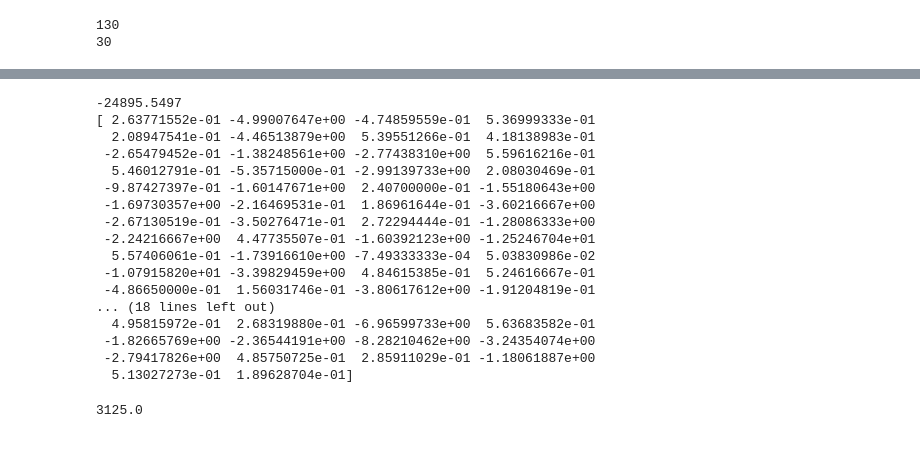
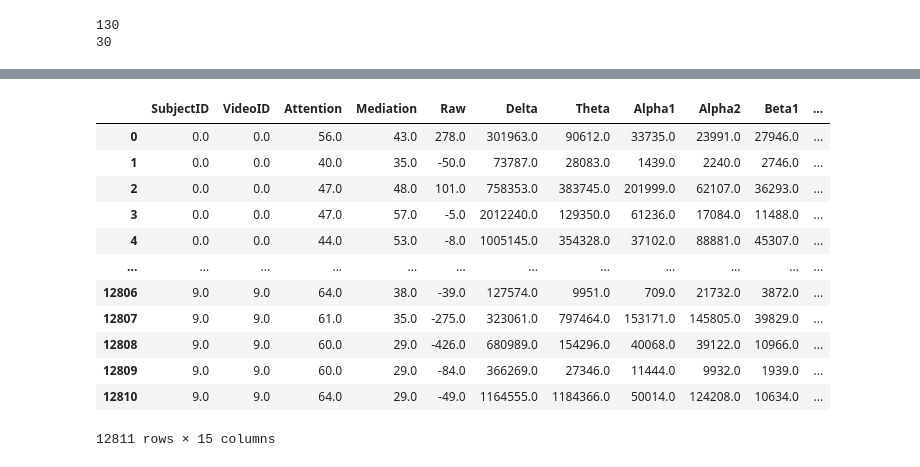
Before and after one commit to ivonnerubio/Supervised_Learning, a Jupyter notebook: sandbox.ipynb, the cells around one changed output, grey strips where cells are left out. Drawn from its saved outputs; the diff is of its cells as text; code cells hidden in the pictures.

```diff
--- a/sandbox.ipynb
+++ b/sandbox.ipynb
@@ -83,29 +239,0 @@ plt.scatter(x,y)
-# %%
-w = 1.15
-b = 0.5
-
-y_hat = w*x+b
-cost = y_hat - y ** 2
-
-print(np.sum(cost))
-
-total_cost = (1 / (2 * x)) * cost
-print(total_cost)
-# %% [output]
--24895.5497
-[ 2.63771552e-01 -4.99007647e+00 -4.74859559e-01  5.36999333e-01
-  2.08947541e-01 -4.46513879e+00  5.39551266e-01  4.18138983e-01
- -2.65479452e-01 -1.38248561e+00 -2.77438310e+00  5.59616216e-01
-  5.46012791e-01 -5.35715000e-01 -2.99139733e+00  2.08030469e-01
- -9.87427397e-01 -1.60147671e+00  2.40700000e-01 -1.55180643e+00
- -1.69730357e+00 -2.16469531e-01  1.86961644e-01 -3.60216667e+00
- -2.67130519e-01 -3.50276471e-01  2.72294444e-01 -1.28086333e+00
- -2.24216667e+00  4.47735507e-01 -1.60392123e+00 -1.25246704e+01
-  5.57406061e-01 -1.73916610e+00 -7.49333333e-04  5.03830986e-02
- -1.07915820e+01 -3.39829459e+00  4.84615385e-01  5.24616667e-01
- -4.86650000e-01  1.56031746e-01 -3.80617612e+00 -1.91204819e-01
-... (18 lines left out)
-  4.95815972e-01  2.68319880e-01 -6.96599733e+00  5.63683582e-01
- -1.82665769e+00 -2.36544191e+00 -8.28210462e+00 -3.24354074e+00
- -2.79417826e+00  4.85750725e-01  2.85911029e-01 -1.18061887e+00
-  5.13027273e-01  1.89628704e-01]
@@ -141,4 +239,0 @@ def compute_cost(x, y, w, b):
-# %%
-compute_cost(x_train,y_train,150,100)
-# %% [output]
-3125.0
@@ -144,0 +242,17 @@ compute_cost(x_train,y_train,150,100)
+# %%
+aData = pd.read_csv("data/EEG_data.csv")
+aData
+# %% [output]
+|  | SubjectID | VideoID | Attention | Mediation | Raw | Delta | Theta | Alpha1 | Alpha2 | Beta1 | ... |
+| 0 | 0.0 | 0.0 | 56.0 | 43.0 | 278.0 | 301963.0 | 90612.0 | 33735.0 | 23991.0 | 27946.0 | ... |
+| 1 | 0.0 | 0.0 | 40.0 | 35.0 | -50.0 | 73787.0 | 28083.0 | 1439.0 | 2240.0 | 2746.0 | ... |
+| 2 | 0.0 | 0.0 | 47.0 | 48.0 | 101.0 | 758353.0 | 383745.0 | 201999.0 | 62107.0 | 36293.0 | ... |
+| 3 | 0.0 | 0.0 | 47.0 | 57.0 | -5.0 | 2012240.0 | 129350.0 | 61236.0 | 17084.0 | 11488.0 | ... |
+| 4 | 0.0 | 0.0 | 44.0 | 53.0 | -8.0 | 1005145.0 | 354328.0 | 37102.0 | 88881.0 | 45307.0 | ... |
+| ... | ... | ... | ... | ... | ... | ... | ... | ... | ... | ... | ... |
+| 12806 | 9.0 | 9.0 | 64.0 | 38.0 | -39.0 | 127574.0 | 9951.0 | 709.0 | 21732.0 | 3872.0 | ... |
+| 12807 | 9.0 | 9.0 | 61.0 | 35.0 | -275.0 | 323061.0 | 797464.0 | 153171.0 | 145805.0 | 39829.0 | ... |
+| 12808 | 9.0 | 9.0 | 60.0 | 29.0 | -426.0 | 680989.0 | 154296.0 | 40068.0 | 39122.0 | 10966.0 | ... |
+| 12809 | 9.0 | 9.0 | 60.0 | 29.0 | -84.0 | 366269.0 | 27346.0 | 11444.0 | 9932.0 | 1939.0 | ... |
+| 12810 | 9.0 | 9.0 | 64.0 | 29.0 | -49.0 | 1164555.0 | 1184366.0 | 50014.0 | 124208.0 | 10634.0 | ... |
+12811 rows × 15 columns
```
Also changed, not shown: parts of 18 cells of this notebook, 7 other files.
